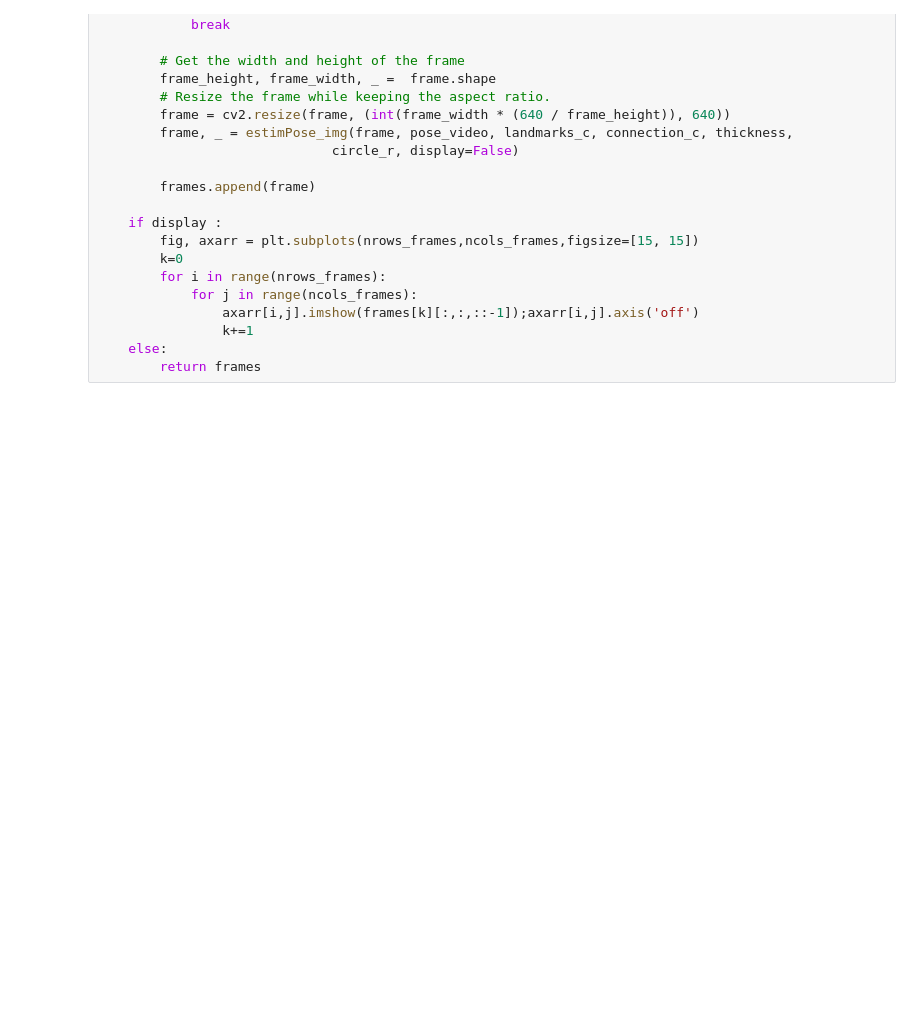
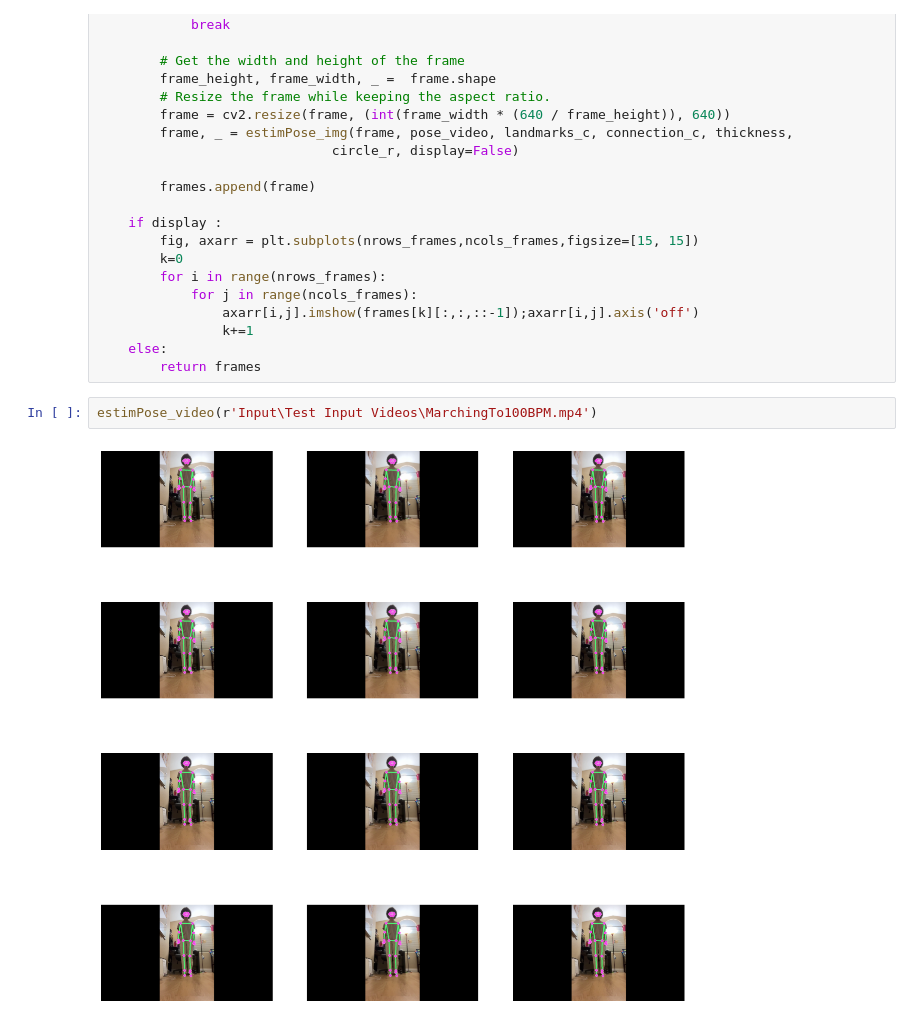
Before and after one commit to ManishReddy10/March, a Jupyter notebook: main-MediaPipe.ipynb, the cells around one changed output. Drawn from its saved outputs; the diff is of its cells as text; blank space fills up the shorter version.

```diff
--- a/main-MediaPipe.ipynb
+++ b/main-MediaPipe.ipynb
@@ -119,3 +119,7 @@ def estimPose_video(input_file, pose_video=pose_video, landmarks_c=(234,63,247),
                 k+=1
     else:
         return frames
+# %%
+estimPose_video(r'Input\Test Input Videos\MarchingTo100BPM.mp4')
+# %% [output]
+[figure, added]
```
Also changed, not shown: parts of 1 cell of this notebook.
